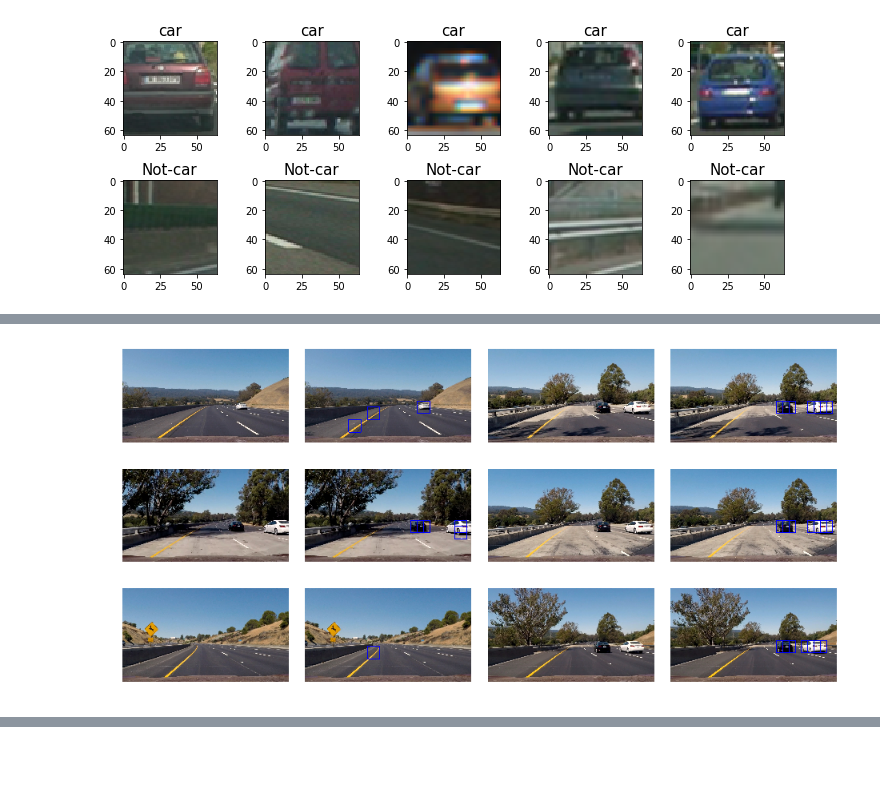
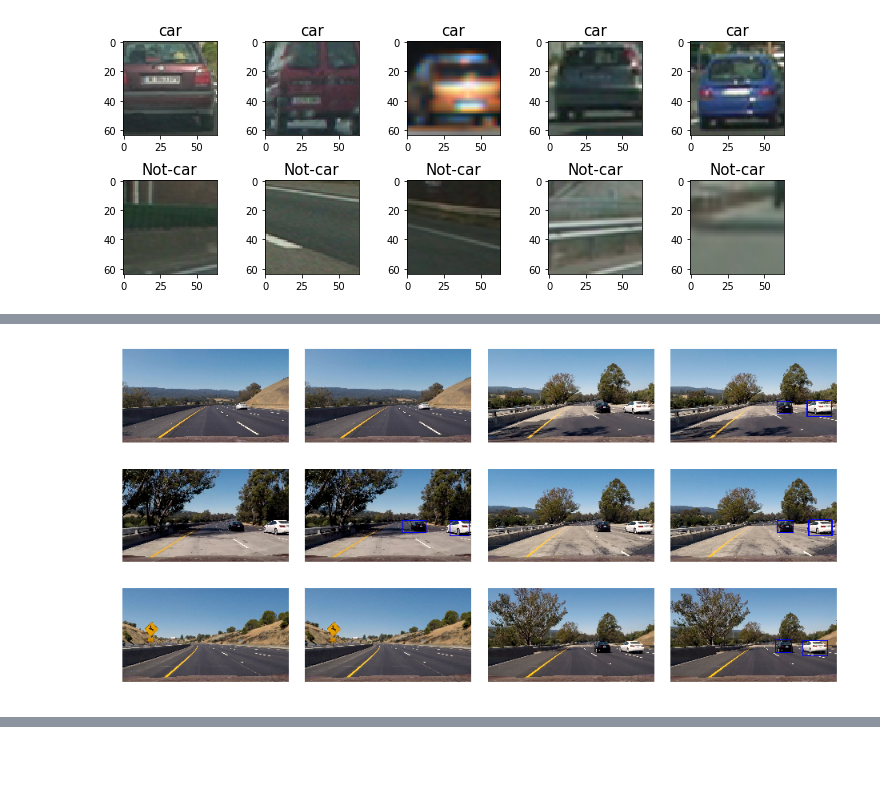
Before and after one commit to hafizur-rahman/CarND-Vehicle-Detection, a Jupyter notebook: VehicleDetection.ipynb, the cells around one changed output, grey strips where cells are left out. Saved outputs shown, nothing was run; the diff lists cells and outputs as text; code cells hidden in the pictures.

```diff
--- a/VehicleDetection.ipynb
+++ b/VehicleDetection.ipynb
@@ -368,0 +129,6 @@ print(round(time.time()-t, 2), 'Seconds to process test image')
+# %%
+from detection import *
+
+image = read_image('./test_images/test1.jpg')
+img = detect_cars(image)
+plt.imshow(img)
@@ -369,28 +142,17 @@ print(round(time.time()-t, 2), 'Seconds to process test image')
 # %%
 test_images = glob.glob('./test_images/test*.jpg')
 
 fig, axs = plt.subplots(3, 4, figsize=(16,8))
 fig.subplots_adjust(hspace = .1, wspace=.1)
 axs = axs.ravel()
 
 for i, im in enumerate(test_images):
-    image = mpimg.imread(im)
-    draw_image = np.copy(image)
-
-    windows = slide_window(image, x_start_stop=[None, None], y_start_stop=y_start_stop,
-                    xy_window=(96, 96), xy_overlap=(0.5, 0.5))
-    hot_windows = (search_windows(image, windows, svc, X_scaler, color_space=color_space,
-                        spatial_size=spatial_size, hist_bins=hist_bins,
-                        orient=orient, pix_per_cell=pix_per_cell,
-                        cell_per_block=cell_per_block,
-                        hog_channel=hog_channel, spatial_feat=spatial_feat,
-                        hist_feat=hist_feat, hog_feat=hog_feat))
-    window_img = draw_boxes(draw_image, hot_windows, color=(0, 0, 255), thick=6)
+    image = read_image(im)
 
     axs[i * 2].imshow(image)
     axs[i * 2].axis('off')
 
-    axs[i * 2 + 1].imshow(window_img)
+    axs[i * 2 + 1].imshow(detect_cars(image))
     axs[i * 2 + 1].axis('off')
 # %% [output]
-[figure, old version]
+[figure, new version]
```
Also changed, not shown: parts of 20 cells of this notebook, 2 other files.
